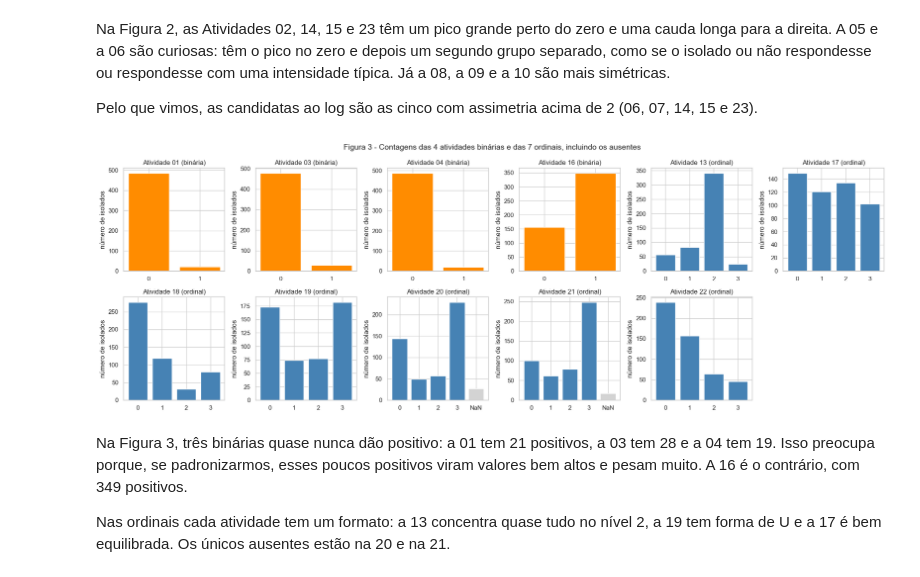
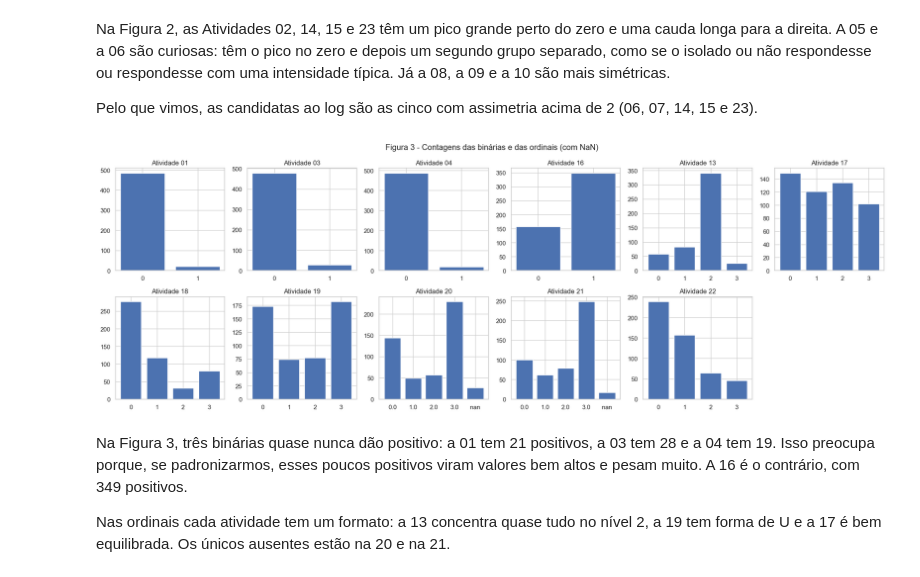
Before and after one commit to dharahadi/t1-aprendizado-maquina, a Jupyter notebook: T1_Regenera.ipynb, the cells around one changed output. Saved outputs shown, nothing was run; the diff lists cells and outputs as text; code cells hidden in the pictures.

```diff
--- a/T1_Regenera.ipynb
+++ b/T1_Regenera.ipynb
@@ -211,10 +175,5 @@ Para conseguir fazer os gráficos, convertemos as atividades para número de for
 # %%
-acts_txt = df_raw[ACTS].replace({"Positivo": "1", "Negativo": "0"})  # binarias escritas por extenso
-acts_num = acts_txt.apply(pd.to_numeric, errors="coerce")  # conversao provisoria, so para explorar
-
-perdidos = acts_txt.notna() & acts_num.isna()  # tinha texto e virou nan na conversao
-for c in ACTS:
-    if perdidos[c].any():
-        print(f"{c}: {acts_txt.loc[perdidos[c], c].value_counts().to_dict()}")
-print(f"Total de células que viraram NaN na conversão: {perdidos.values.sum()}")
+acts_txt = df_raw[ACTS].replace({"Positivo": "1", "Negativo": "0"})
+acts_num = acts_txt.apply(pd.to_numeric, errors="coerce")  # provisorio, so para explorar
+acts_txt[acts_num.isna() & acts_txt.notna()].stack()  # valores que nao eram numero
 # %% [output]
@@ -249,11 +206,9 @@ Cinco colunas têm assimetria acima de 2 (06, 07, 14, 15 e 23), e algumas têm m
 # %%
-fig, axes = plt.subplots(3, 4, figsize=(16, 11))
-for ax, c in zip(axes.ravel(), CONT_ACTS):
-    x = acts_num[c].dropna()
-    ax.hist(x, bins=30, color="steelblue", edgecolor="white")
-    ax.set_title(f"{c} (assimetria {x.skew():.2f})")
-    ax.set_ylabel("número de isolados")
-fig.suptitle("Figura 2 - Histogramas das 12 atividades contínuas (conversão provisória)", fontsize=14)
-fig.tight_layout()
+fig, axes = plt.subplots(3, 4, figsize=(16, 10))
+for ax, c in zip(axes.flat, CONT_ACTS):
+    ax.hist(acts_num[c].dropna(), bins=30)
+    ax.set_title(f"{c} (assimetria {acts_num[c].skew():.2f})")
+fig.suptitle("Figura 2 - Histogramas das atividades contínuas")
+plt.tight_layout()
 plt.show()
 # %% [output]
@@ -264,19 +219,16 @@ Na Figura 2, as Atividades 02, 14, 15 e 23 têm um pico grande perto do zero e u
 Pelo que vimos, as candidatas ao log são as cinco com assimetria acima de 2 (06, 07, 14, 15 e 23).
 # %%
 fig, axes = plt.subplots(2, 6, figsize=(20, 7))
-for ax, c in zip(axes.ravel(), BIN_ACTS + ORD_ACTS):
-    vc = acts_num[c].value_counts(dropna=False).sort_index(na_position="last")  # niveis em ordem e nan no fim
-    rotulos = [str(int(v)) if pd.notna(v) else "NaN" for v in vc.index]
-    cores = ["lightgray" if r == "NaN" else ("darkorange" if c in BIN_ACTS else "steelblue") for r in rotulos]
-    ax.bar(rotulos, vc.values, color=cores)
-    ax.set_title(f"{c} ({'binária' if c in BIN_ACTS else 'ordinal'})")
-    ax.set_ylabel("número de isolados")
-axes.ravel()[-1].axis("off")  # 11 colunas para 12 paineis
-fig.suptitle("Figura 3 - Contagens das 4 atividades binárias e das 7 ordinais, incluindo os ausentes", fontsize=14)
-fig.tight_layout()
+for ax, c in zip(axes.flat, BIN_ACTS + ORD_ACTS):
+    vc = acts_num[c].value_counts(dropna=False).sort_index()
+    ax.bar([str(v) for v in vc.index], vc.values)
+    ax.set_title(c)
+axes.flat[-1].axis("off")  # sobra um quadro
+fig.suptitle("Figura 3 - Contagens das binárias e das ordinais (com NaN)")
+plt.tight_layout()
 plt.show()
 # %% [output]
-[figure, old version]
+[figure, new version]
 # %% [markdown]
 Na Figura 3, três binárias quase nunca dão positivo: a 01 tem 21 positivos, a 03 tem 28 e a 04 tem 19. Isso preocupa porque, se padronizarmos, esses poucos positivos viram valores bem altos e pesam muito. A 16 é o contrário, com 349 positivos.
 
```
Also changed, not shown: parts of 36 cells of this notebook.
